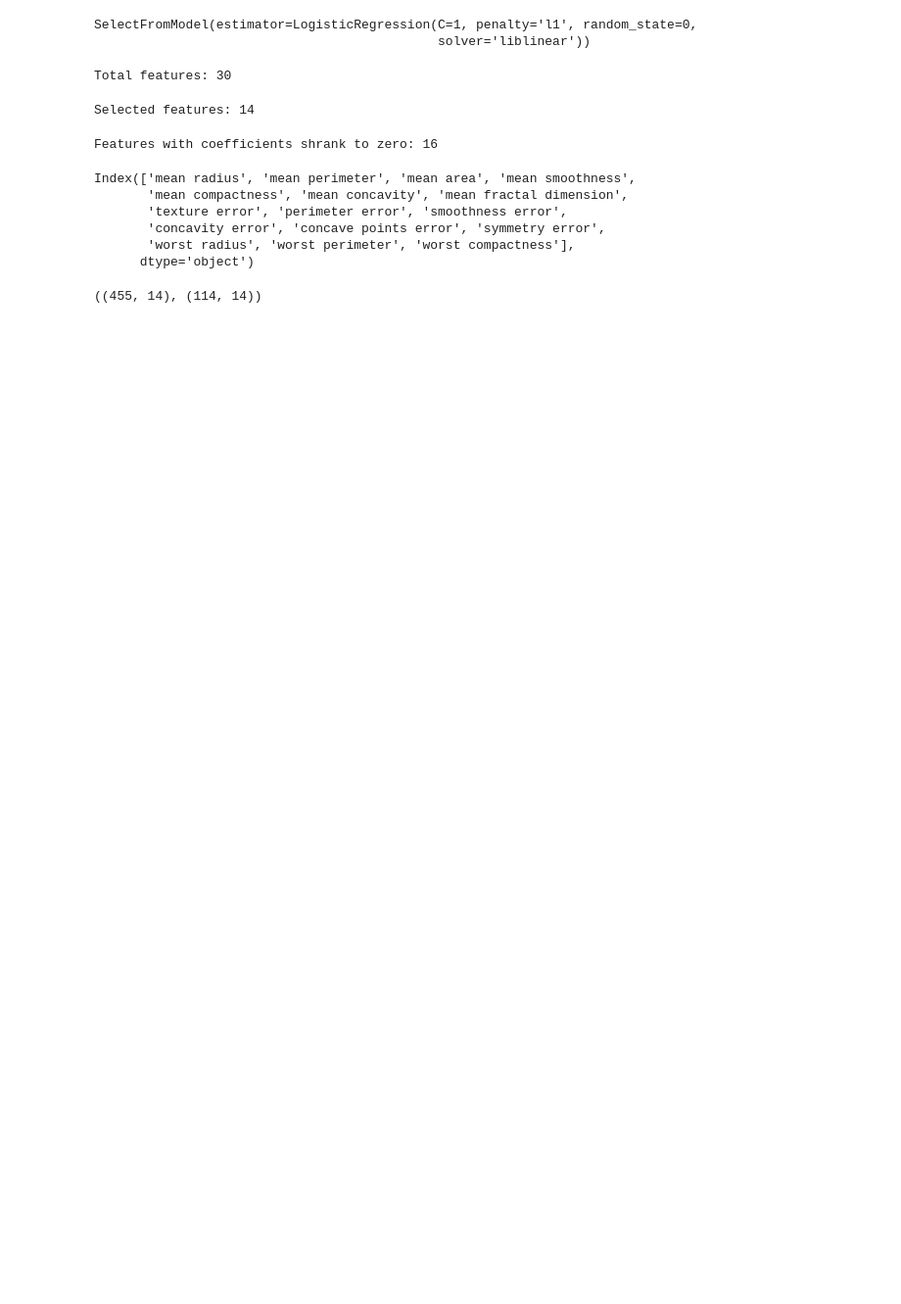
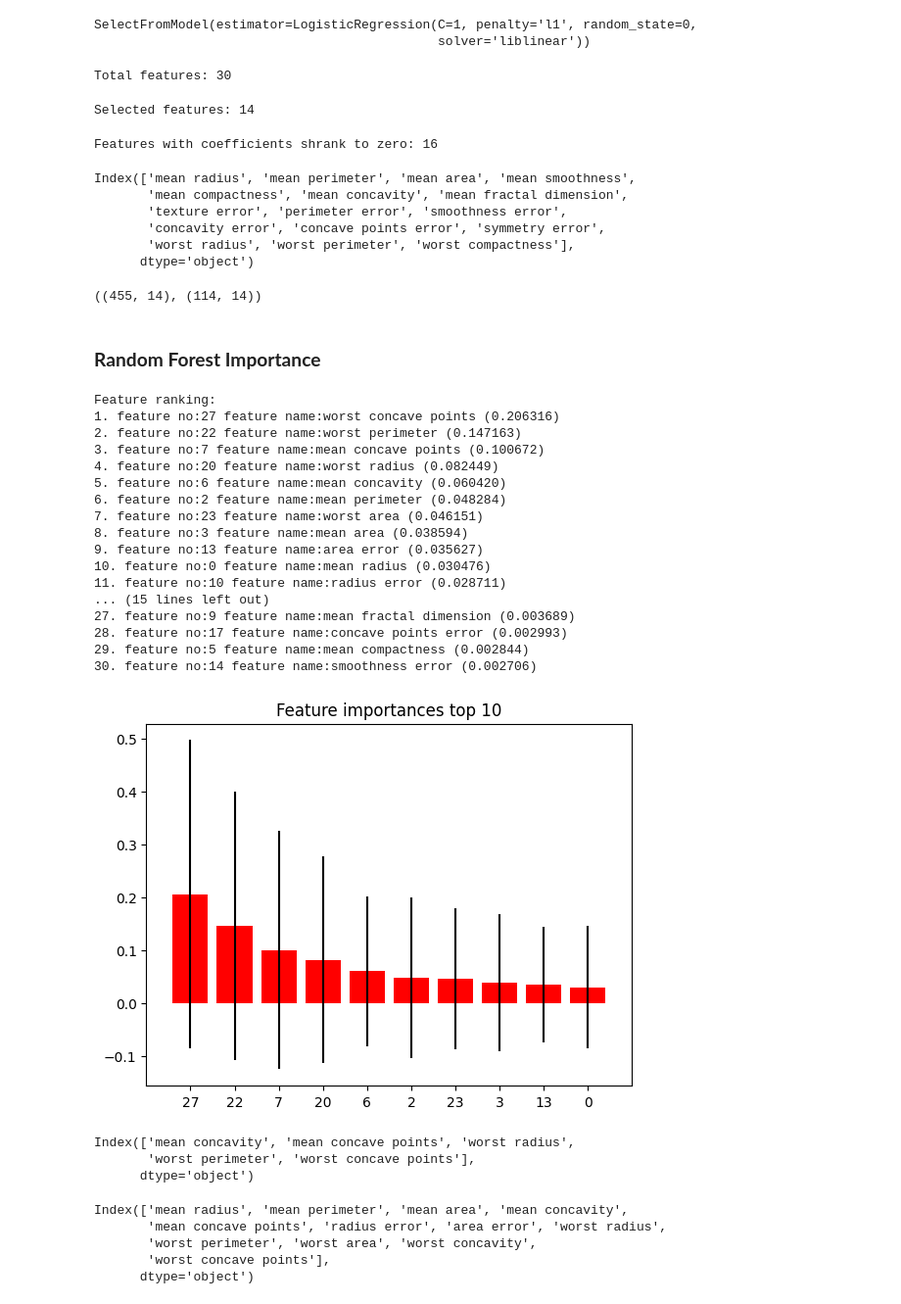
Before and after one commit to NhanPhamThanh-IT/Feature-Engineering-Technique, a Jupyter notebook: src/4.3_Feature_Selection_Embedded.ipynb, the cells around one changed output. Shown at 98% size. Saved outputs shown, nothing was run; the diff lists cells and outputs as text; code cells hidden in the pictures; blank space fills up the shorter version.

```diff
--- a/src/4.3_Feature_Selection_Embedded.ipynb
+++ b/src/4.3_Feature_Selection_Embedded.ipynb
@@ -89,3 +89,27 @@ X_test_selected = sel_.transform(X_test.fillna(0))
 X_train_selected.shape, X_test_selected.shape
 # %% [output]
 ((455, 14), (114, 14))
+# %% [markdown]
+### __Random Forest Importance__
+# %%
+model = embedded_method.rf_importance(X_train=X_train,y_train=y_train,
+                             max_depth=10,top_n=10)
+# %% [output]
+Feature ranking:
+1. feature no:27 feature name:worst concave points (0.206316)
+2. feature no:22 feature name:worst perimeter (0.147163)
+3. feature no:7 feature name:mean concave points (0.100672)
+4. feature no:20 feature name:worst radius (0.082449)
+5. feature no:6 feature name:mean concavity (0.060420)
+6. feature no:2 feature name:mean perimeter (0.048284)
+7. feature no:23 feature name:worst area (0.046151)
+8. feature no:3 feature name:mean area (0.038594)
+9. feature no:13 feature name:area error (0.035627)
+10. feature no:0 feature name:mean radius (0.030476)
+11. feature no:10 feature name:radius error (0.028711)
+... (15 lines left out)
+27. feature no:9 feature name:mean fractal dimension (0.003689)
+28. feature no:17 feature name:concave points error (0.002993)
+29. feature no:5 feature name:mean compactness (0.002844)
+30. feature no:14 feature name:smoothness error (0.002706)
+[figure, added]
@@ -91,0 +119,6 @@ X_train_selected.shape, X_test_selected.shape
+# %%
+selected_feat
+# %% [output]
+Index(['mean concavity', 'mean concave points', 'worst radius',
+       'worst perimeter', 'worst concave points'],
+      dtype='object')
@@ -91,0 +128,8 @@ X_train_selected.shape, X_test_selected.shape
+# %%
+selected_feat2
+# %% [output]
+Index(['mean radius', 'mean perimeter', 'mean area', 'mean concavity',
+       'mean concave points', 'radius error', 'area error', 'worst radius',
+       'worst perimeter', 'worst area', 'worst concavity',
+       'worst concave points'],
+      dtype='object')
```
Also changed, not shown: parts of 2 cells of this notebook.
